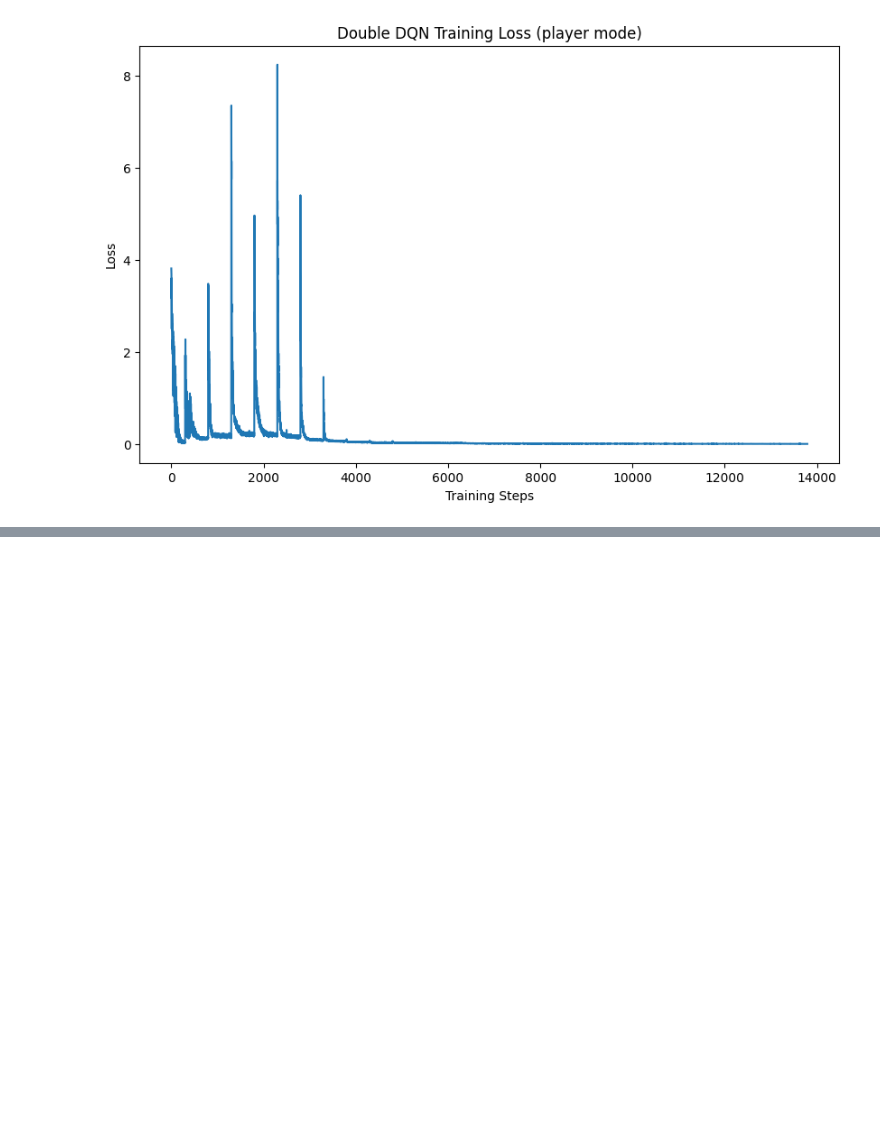
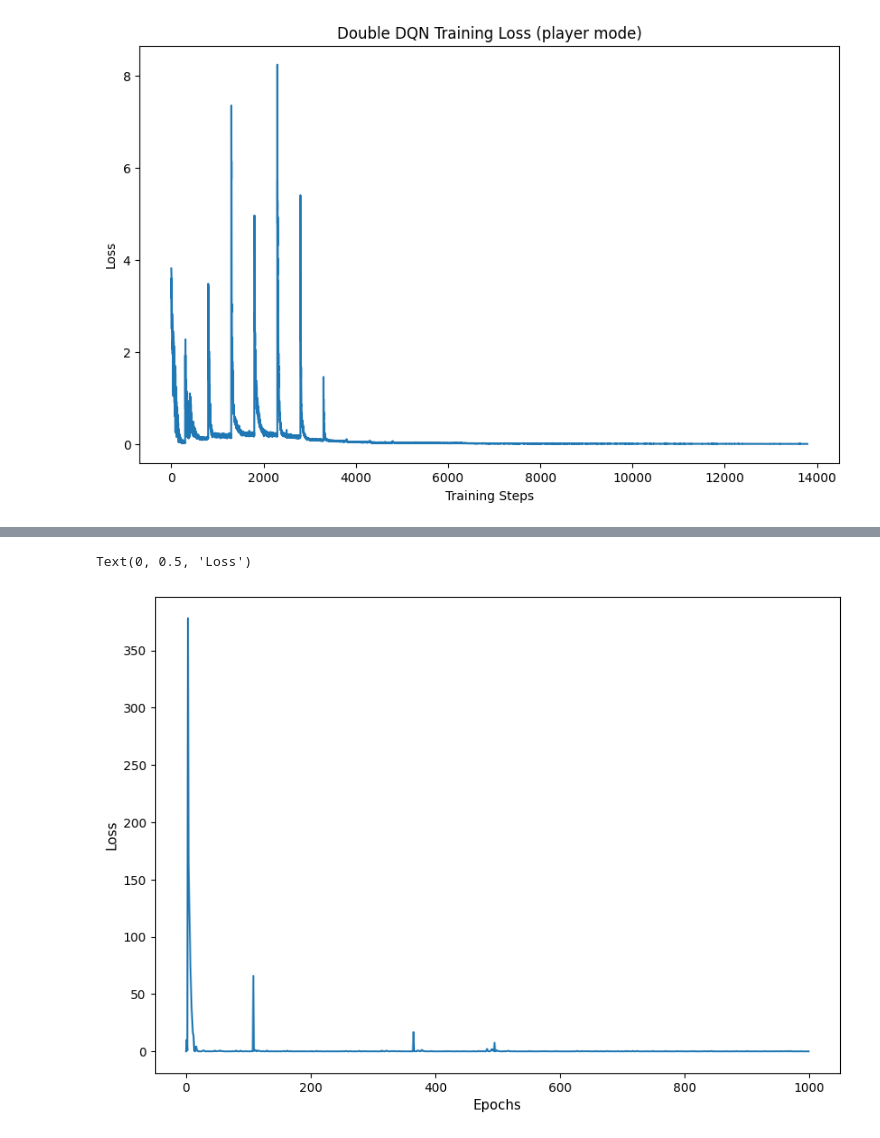
Before and after one commit to yunaficus/DRL, a Jupyter notebook: HW4_DQN.ipynb, the cells around one changed output, grey strips where cells are left out. Saved outputs shown, nothing was run; the diff lists cells and outputs as text; code cells hidden in the pictures; blank space fills up the shorter version.

```diff
--- a/HW4_DQN.ipynb
+++ b/HW4_DQN.ipynb
@@ -231,0 +378,49 @@ plt.show()
+# %%
+epochs = 1000
+losses = [] #使用串列將每一次的loss記錄下來，方便之後將loss的變化趨勢畫成圖
+for i in range(epochs):
+  game = Gridworld(size=4, mode='player')
+  state_ = game.board.render_np().reshape(1,64) + np.random.rand(1,64)/10.0 #將3階的狀態陣列（4x4x4）轉換成向量（長度為64），並將每個值都加上一些雜訊（很小的數值）。
+  state1 = torch.from_numpy(state_).float() #將NumPy陣列轉換成PyTorch張量，並存於state1中
+  status = 1 #用來追蹤遊戲是否仍在繼續（『1』代表仍在繼續）
+  while(status == 1):
+    qval = model(state1) #執行Q網路，取得所有動作的預測Q值
+    qval_ = qval.data.numpy() #將qval轉換成NumPy陣列
+    if (random.random() < epsilon):
+      action_ = np.random.randint(0,4) #隨機選擇一個動作（探索）
+    else:
+      action_ = np.argmax(qval_) #選擇Q值最大的動作（探索）
+    action = action_set[action_] #將代表某動作的數字對應到makeMove()的英文字母
+    game.makeMove(action) #執行之前ε—貪婪策略所選出的動作
+    state2_ = game.board.render_np().reshape(1,64) + np.random.rand(1,64)/10.0
+    state2 = torch.from_numpy(state2_).float() #動作執行完畢，取得遊戲的新狀態並轉換成張量
+    reward = game.reward()
+    with torch.no_grad():
+      newQ = model(state2.reshape(1,64))
+    maxQ = torch.max(newQ) #將新狀態下所輸出的Q值向量中的最大值給記錄下來
+    if reward == -1:
+      Y = reward + (gamma * maxQ)  #計算訓練所用的目標Q值
+    else: #若reward不等於-1，代表遊戲已經結束，也就沒有下一個狀態了，因此目標Q值就等於回饋值
+      Y = reward
+    Y = torch.Tensor([Y]).detach()
+    X = qval.squeeze()[action_] #將演算法對執行的動作所預測的Q值存進X，並使用squeeze()將qval中維度為1的階去掉 (shape[1,4]會變成[4])
+    loss = loss_fn(X, Y) #計算目標Q值與預測Q值之間的誤差
+    if i%100 == 0:
+      print(i, loss.item())
+      clear_output(wait=True)
+    optimizer.zero_grad()
+    loss.backward()
+    optimizer.step()
+    state1 = state2
+    if abs(reward) == 10:
+      status = 0 # 若 reward 的絕對值為10，代表遊戲已經分出勝負，所以設status為0
+  losses.append(loss.item())
+  if epsilon > 0.1:
+    epsilon -= (1/epochs) #讓ε的值隨著訓練的進行而慢慢下降，直到0.1（還是要保留探索的動作）
+plt.figure(figsize=(10,7))
+plt.plot(losses)
+plt.xlabel("Epochs",fontsize=11)
+plt.ylabel("Loss",fontsize=11)
+# %% [output]
+Text(0, 0.5, 'Loss')
+[figure, added]
```
Also changed, not shown: parts of 7 cells of this notebook.
